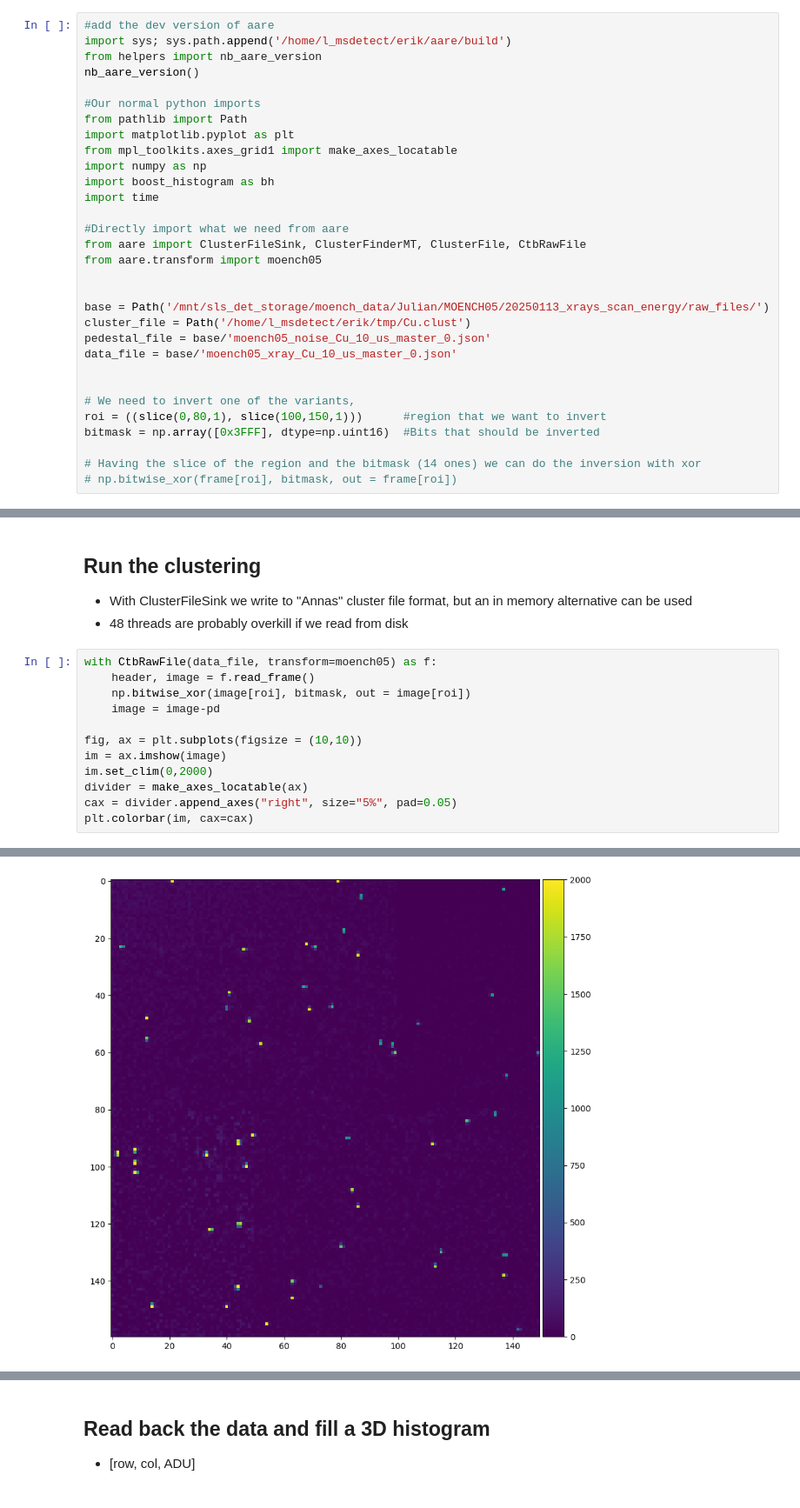
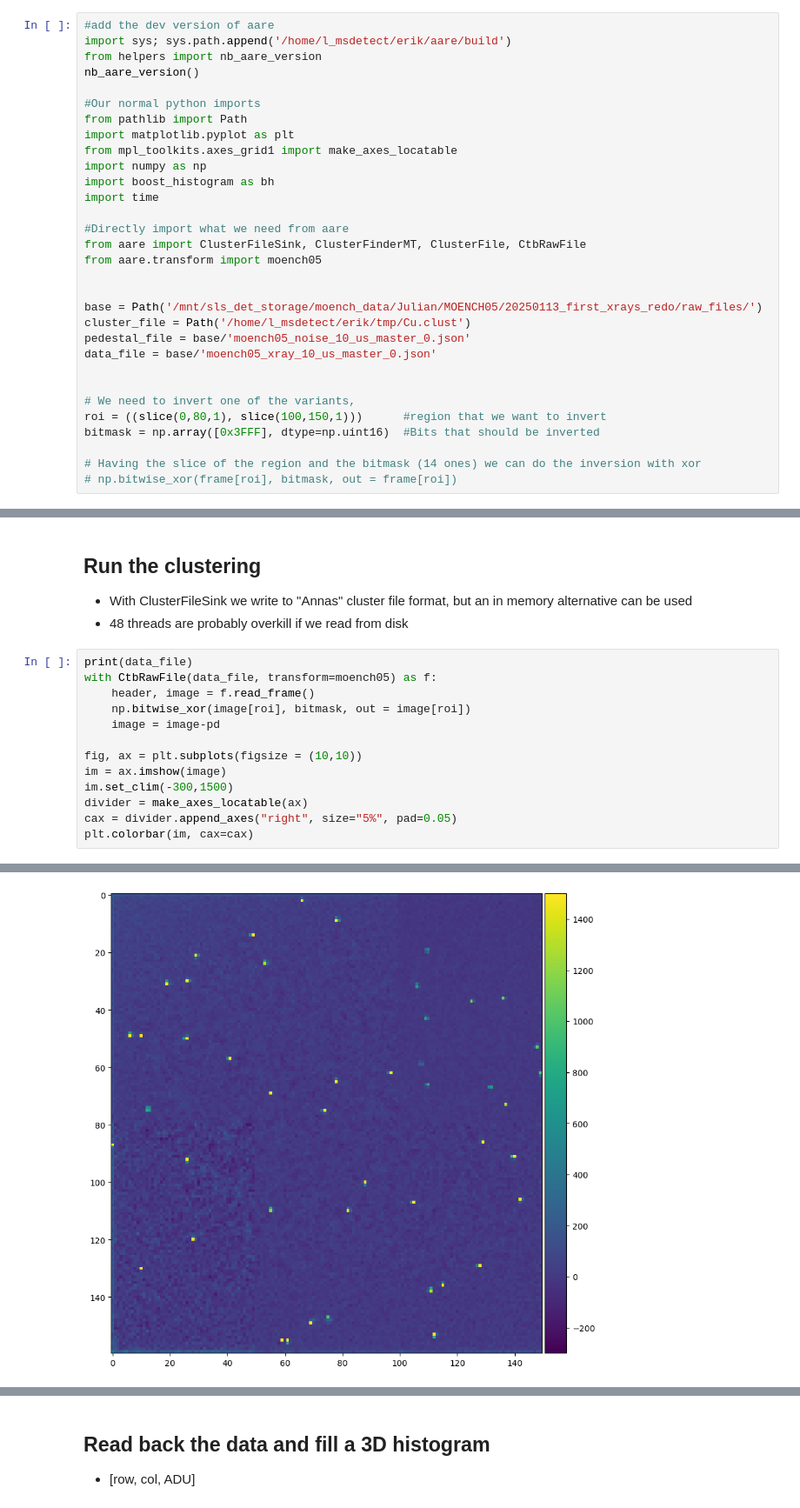
Before and after one commit to slsdetectorgroup/aare-notebooks, a Jupyter notebook: 13-ClusterFinderMT_with_Moench05.ipynb, the cells around one changed output, grey strips where cells are left out. Shown at 87% size. Cells and saved outputs as stored; diff of their text form.

```diff
--- a/13-ClusterFinderMT_with_Moench05.ipynb
+++ b/13-ClusterFinderMT_with_Moench05.ipynb
@@ -19,10 +19,10 @@ from aare import ClusterFileSink, ClusterFinderMT, ClusterFile, CtbRawFile
 from aare.transform import moench05
 
 
-base = Path('/mnt/sls_det_storage/moench_data/Julian/MOENCH05/20250113_xrays_scan_energy/raw_files/')
+base = Path('/mnt/sls_det_storage/moench_data/Julian/MOENCH05/20250113_first_xrays_redo/raw_files/')
 cluster_file = Path('/home/l_msdetect/erik/tmp/Cu.clust')
-pedestal_file = base/'moench05_noise_Cu_10_us_master_0.json'
-data_file = base/'moench05_xray_Cu_10_us_master_0.json'
+pedestal_file = base/'moench05_noise_10_us_master_0.json'
+data_file = base/'moench05_xray_10_us_master_0.json'
 
 
 # We need to invert one of the variants,
@@ -89,6 +89,7 @@ fig.tight_layout()
 - With ClusterFileSink we write to "Annas" cluster file format, but an in memory alternative can be used
 - 48 threads are probably overkill if we read from disk
 # %%
+print(data_file)
 with CtbRawFile(data_file, transform=moench05) as f:
     header, image = f.read_frame()
     np.bitwise_xor(image[roi], bitmask, out = image[roi])
@@ -96,7 +97,7 @@ with CtbRawFile(data_file, transform=moench05) as f:
 
 fig, ax = plt.subplots(figsize = (10,10))
 im = ax.imshow(image)
-im.set_clim(0,2000)
+im.set_clim(-300,1500)
 divider = make_axes_locatable(ax)
 cax = divider.append_axes("right", size="5%", pad=0.05)
 plt.colorbar(im, cax=cax)
@@ -105,3 +107,3 @@ plt.colorbar(im, cax=cax)
-[figure, old version]
+[figure, new version]
 # %%
 N = 50000
```
Also changed, not shown: parts of 10 cells of this notebook, 4 other files.
